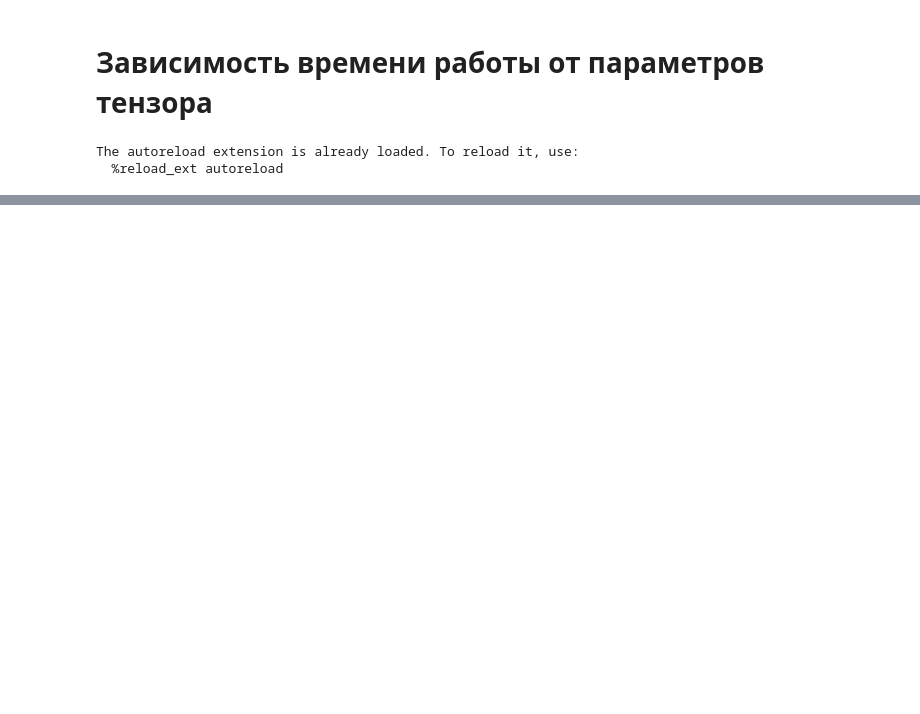
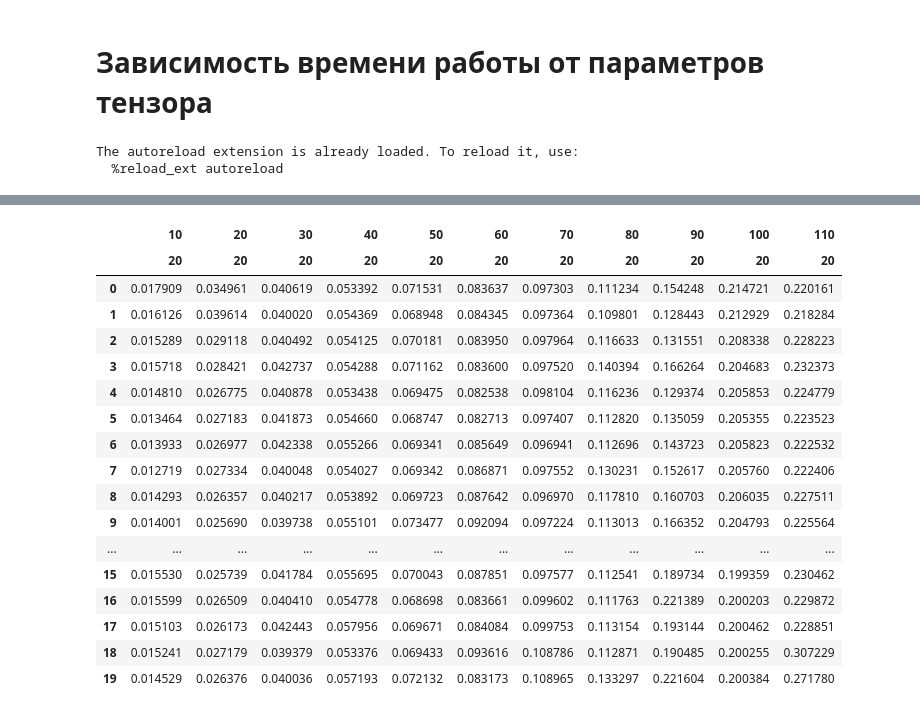
Before and after one commit to divanik/Randomized_tensor_bilinear_operations, a Jupyter notebook: experiment1.ipynb, the cells around one changed output, grey strips where cells are left out. Saved outputs shown, nothing was run; the diff lists cells and outputs as text; code cells hidden in the pictures; blank space fills up the shorter version.

Commit message:
Make clear experiments

```diff
--- a/experiment1.ipynb
+++ b/experiment1.ipynb
@@ -80,0 +25,8 @@ for rounding_rank_ in grid_modes:
+# %%
+default_config = {
+    "kernels" : 10,
+    "modes" : 20,
+    "initial_rank" : 8,
+    "rounding_rank" : 8,
+    "tries" : 1
+}
@@ -80,0 +48,24 @@ for rounding_rank_ in grid_modes:
+# %%
+from bilinear_package.src.hadamard_product import approximateHadamardProduct
+
+
+count_time(default_config, ["kernels", "tries"], list(zip(np.arange(10, 120, 10), np.ones(15, dtype = int) * 20)), approximateHadamardProduct, "experiments_results/experiment1/kernel.txt")
+# %% [output]
+|  | 10 | 20 | 30 | 40 | 50 | 60 | 70 | 80 | 90 | 100 | 110 |
+|  | 20 | 20 | 20 | 20 | 20 | 20 | 20 | 20 | 20 | 20 | 20 |
+| 0 | 0.017909 | 0.034961 | 0.040619 | 0.053392 | 0.071531 | 0.083637 | 0.097303 | 0.111234 | 0.154248 | 0.214721 | 0.220161 |
+| 1 | 0.016126 | 0.039614 | 0.040020 | 0.054369 | 0.068948 | 0.084345 | 0.097364 | 0.109801 | 0.128443 | 0.212929 | 0.218284 |
+| 2 | 0.015289 | 0.029118 | 0.040492 | 0.054125 | 0.070181 | 0.083950 | 0.097964 | 0.116633 | 0.131551 | 0.208338 | 0.228223 |
+| 3 | 0.015718 | 0.028421 | 0.042737 | 0.054288 | 0.071162 | 0.083600 | 0.097520 | 0.140394 | 0.166264 | 0.204683 | 0.232373 |
+| 4 | 0.014810 | 0.026775 | 0.040878 | 0.053438 | 0.069475 | 0.082538 | 0.098104 | 0.116236 | 0.129374 | 0.205853 | 0.224779 |
+| 5 | 0.013464 | 0.027183 | 0.041873 | 0.054660 | 0.068747 | 0.082713 | 0.097407 | 0.112820 | 0.135059 | 0.205355 | 0.223523 |
+| 6 | 0.013933 | 0.026977 | 0.042338 | 0.055266 | 0.069341 | 0.085649 | 0.096941 | 0.112696 | 0.143723 | 0.205823 | 0.222532 |
+| 7 | 0.012719 | 0.027334 | 0.040048 | 0.054027 | 0.069342 | 0.086871 | 0.097552 | 0.130231 | 0.152617 | 0.205760 | 0.222406 |
+| 8 | 0.014293 | 0.026357 | 0.040217 | 0.053892 | 0.069723 | 0.087642 | 0.096970 | 0.117810 | 0.160703 | 0.206035 | 0.227511 |
+| 9 | 0.014001 | 0.025690 | 0.039738 | 0.055101 | 0.073477 | 0.092094 | 0.097224 | 0.113013 | 0.166352 | 0.204793 | 0.225564 |
+| ... | ... | ... | ... | ... | ... | ... | ... | ... | ... | ... | ... |
+| 15 | 0.015530 | 0.025739 | 0.041784 | 0.055695 | 0.070043 | 0.087851 | 0.097577 | 0.112541 | 0.189734 | 0.199359 | 0.230462 |
+| 16 | 0.015599 | 0.026509 | 0.040410 | 0.054778 | 0.068698 | 0.083661 | 0.099602 | 0.111763 | 0.221389 | 0.200203 | 0.229872 |
+| 17 | 0.015103 | 0.026173 | 0.042443 | 0.057956 | 0.069671 | 0.084084 | 0.099753 | 0.113154 | 0.193144 | 0.200462 | 0.228851 |
+| 18 | 0.015241 | 0.027179 | 0.039379 | 0.053376 | 0.069433 | 0.093616 | 0.108786 | 0.112871 | 0.190485 | 0.200255 | 0.307229 |
+| 19 | 0.014529 | 0.026376 | 0.040036 | 0.057193 | 0.072132 | 0.083173 | 0.108965 | 0.133297 | 0.221604 | 0.200384 | 0.271780 |
```
Also changed, not shown: parts of 10 cells of this notebook, 11 other files.
